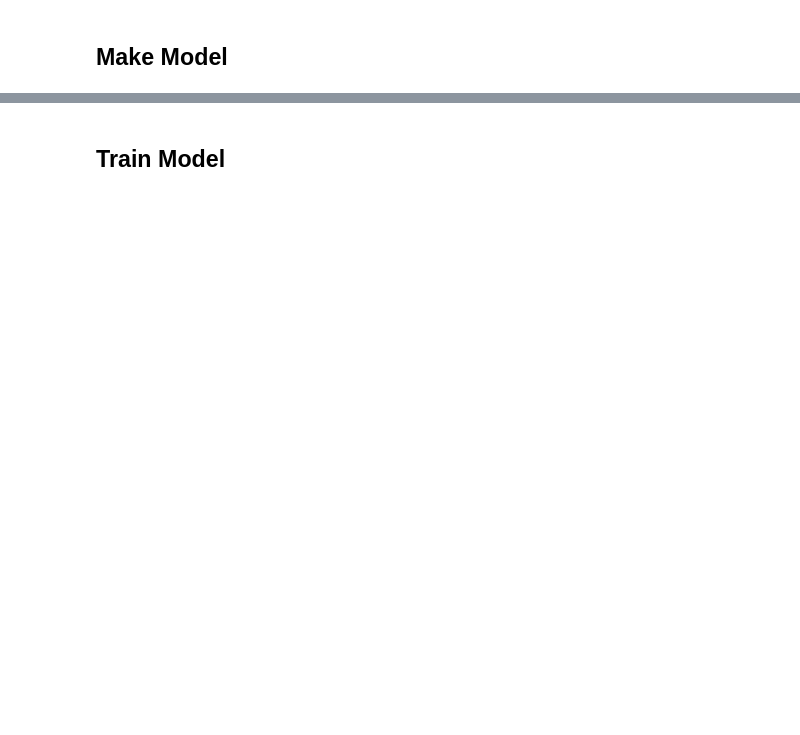
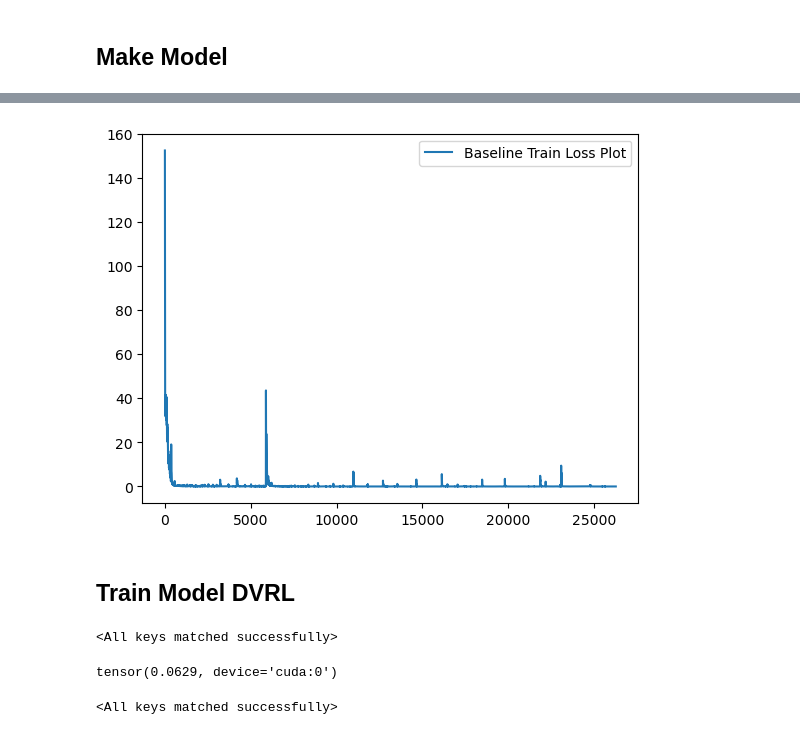
Before and after one commit to poopsiclepooding/DVRL-Time-Series, a Jupyter notebook: train.ipynb, the cells around one changed output, grey strips where cells are left out. Drawn from its saved outputs; the diff is of its cells as text; code cells hidden in the pictures; blank space fills up the shorter version.

```diff
--- a/train.ipynb
+++ b/train.ipynb
@@ -241,0 +277,6 @@ sweep_id = wandb.sweep(sweep_config, project="dvrl-time-series")
+# %%
+iteration_baseline = []
+train_loss_plot_baseline = []
+# %%
+model_baseline = lstm_encoder_decoder.lstm_seq2seq(input_size = 1, hidden_size = 128)
+model_baseline.to(device)
@@ -241,0 +293,32 @@ sweep_id = wandb.sweep(sweep_config, project="dvrl-time-series")
+# %%
+learning_rate_for_lstm = 0.01
+time_window_size = 45
+num_of_epochs_baseline = 5
+iter_baseline = 0
+optimizer_baseline = optim.Adam(model_baseline.parameters(), lr = learning_rate_for_lstm)
+# %%
+for i in range(num_of_epochs_baseline):
+    for T in range(12500):
+
+        #Make Time Window Batches
+        x_batch, y_batch = funtions_for_dvrl.MovingBatch(x_train_baseline, y_train_baseline, time_window_size, T)
+        if T % 1000 == 0:
+            print(f'Iteration = {iter_baseline}')
+        #Reshape For LSTM
+        x_selected_batch = torch.unsqueeze(x_batch,2)
+        x_selected_batch = x_selected_batch.transpose(1,0).float()
+        y_selected_batch = torch.unsqueeze(y_batch,2)
+        y_selected_batch = y_selected_batch.transpose(1,0).float()
+        #Pass Through LSTM
+        loss, lstm_predict = model_baseline.train_model(x_selected_batch, y_selected_batch, n_epochs = 1, target_len = lookahead, batch_size = x_selected_batch.shape[1],
+                             optimizer = optimizer_baseline, training_prediction = 'recursive', learning_rate = learning_rate_for_lstm, dynamic_tf = False)
+        if T == 0 and i == 2:
+            torch.save({
+                'model_state_dict': model_baseline.state_dict()
+                }, '/home/student/Desktop/Ayush-Ashis/models/model_baseline_iter2.pth')
+        #Plot Everything
+        train_loss_plot_baseline.append(loss)
+        iteration_baseline.append(iter_baseline)
+        iter_baseline+=1
+        if T%1000 == 0:
+            print(f"curr_loss = {loss}")
@@ -242,2 +353,17 @@ sweep_id = wandb.sweep(sweep_config, project="dvrl-time-series")
+# %%
+train_loss_plot_list_baseline = [tensor for tensor in train_loss_plot_baseline]
+#mean_of_prob_list = [tensor for tensor in mean_of_prob]
+iteration_plot_list = iteration_baseline
+plt.plot(iteration_plot_list, train_loss_plot_list_baseline, label='Baseline Train Loss Plot')
+plt.legend()
+plt.show()
+# %% [output]
+[figure, added]
 # %% [markdown]
-## Train Model
+## Train Model DVRL
+# %%
+model_baseline = lstm_encoder_decoder.lstm_seq2seq(input_size = 1, hidden_size = 128)
+checkpoint_baseline = torch.load('/home/student/Desktop/Ayush-Ashis/models/model_baseline.pth')
+model_baseline.load_state_dict(checkpoint_baseline['model_state_dict'])
+# %% [output]
+<All keys matched successfully>
@@ -244,3 +375,7 @@ sweep_id = wandb.sweep(sweep_config, project="dvrl-time-series")
+# %%
+val_loss_baseline
+# %% [output]
+tensor(0.0629, device='cuda:0')
 # %%
 for p in model_1.parameters():
     p.requires_grad = True #False
@@ -256,0 +402,7 @@ mean_of_hidden = []
+# %%
+model_1 = make_model()
+
+checkpoint = torch.load('/home/student/Desktop/Ayush-Ashis/models/data_valuator.pth')
+model_1.load_state_dict(checkpoint['model_state_dict'])
+# %% [output]
+<All keys matched successfully>
```
Also changed, not shown: parts of 60 cells of this notebook, 6 other files.
